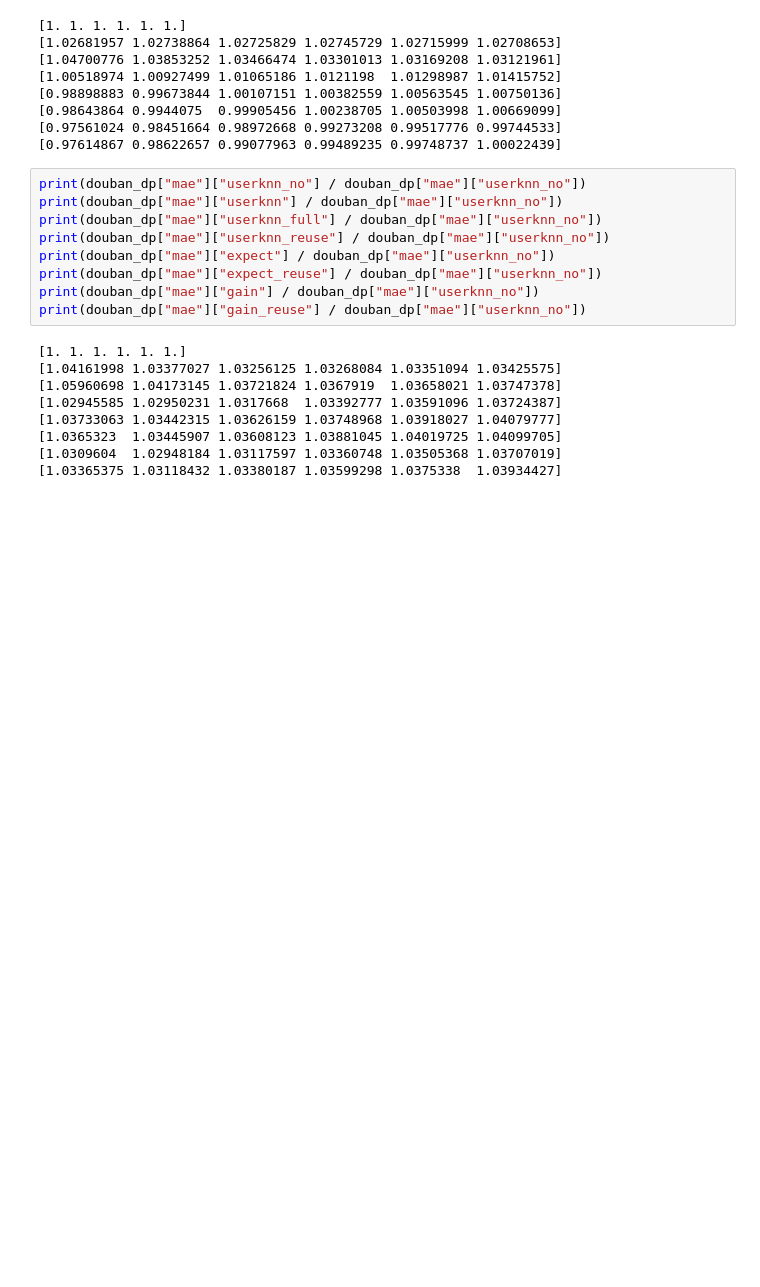
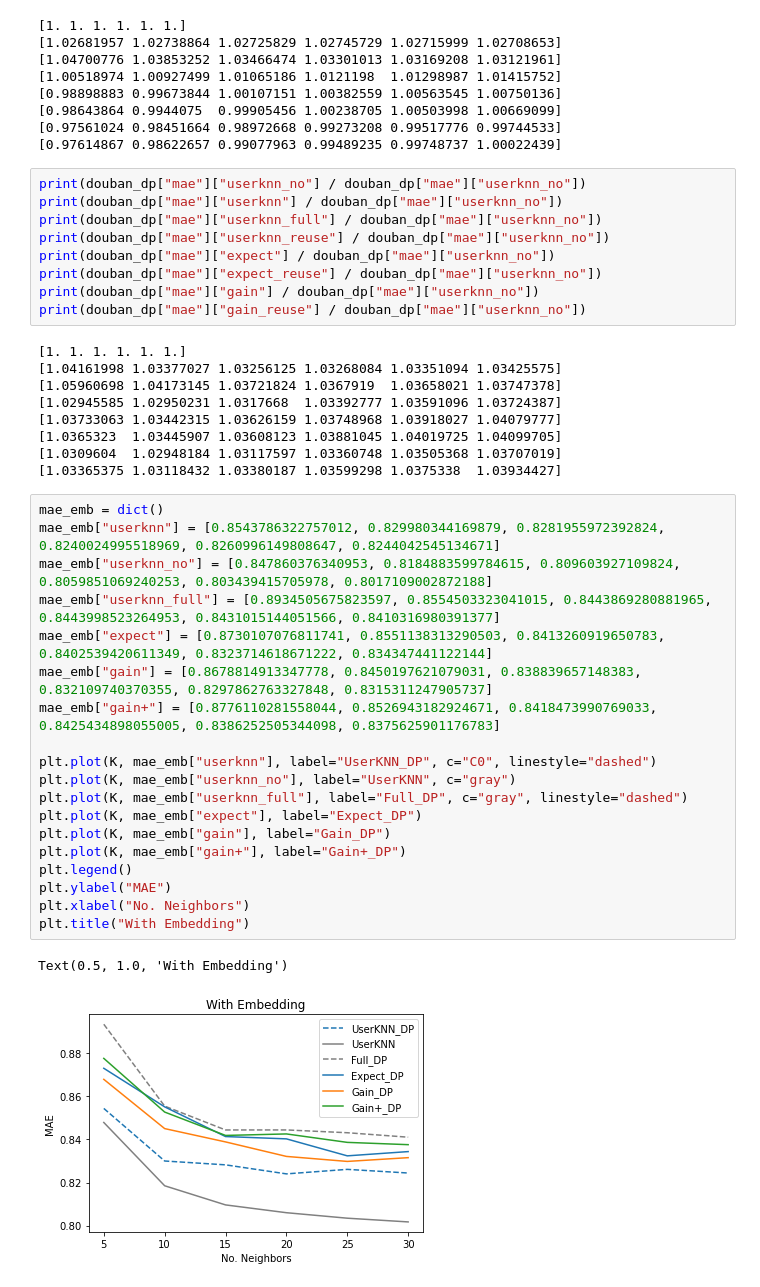
Before and after one commit to pmuellner/ReuseKNN, a Jupyter notebook: Rating Prediction Visualizations.ipynb, the cells around one changed output. Drawn from its saved outputs; the diff is of its cells as text; blank space fills up the shorter version.

```diff
--- a/Rating Prediction Visualizations.ipynb
+++ b/Rating Prediction Visualizations.ipynb
@@ -1535,3 +1600,25 @@ print(douban_dp["mae"]["gain_reuse"] / douban_dp["mae"]["userknn_no"])
 [1.0365323  1.03445907 1.03608123 1.03881045 1.04019725 1.04099705]
 [1.0309604  1.02948184 1.03117597 1.03360748 1.03505368 1.03707019]
 [1.03365375 1.03118432 1.03380187 1.03599298 1.0375338  1.03934427]
+# %%
+mae_emb = dict()
+mae_emb["userknn"] = [0.8543786322757012, 0.829980344169879, 0.8281955972392824, 0.8240024995518969, 0.8260996149808647, 0.8244042545134671]
+mae_emb["userknn_no"] = [0.847860376340953, 0.8184883599784615, 0.809603927109824, 0.8059851069240253, 0.803439415705978, 0.8017109002872188]
+mae_emb["userknn_full"] = [0.8934505675823597, 0.8554503323041015, 0.8443869280881965, 0.8443998523264953, 0.8431015144051566, 0.8410316980391377]
+mae_emb["expect"] = [0.8730107076811741, 0.8551138313290503, 0.8413260919650783, 0.8402539420611349, 0.8323714618671222, 0.834347441122144]
+mae_emb["gain"] = [0.8678814913347778, 0.8450197621079031, 0.838839657148383, 0.832109740370355, 0.8297862763327848, 0.8315311247905737]
+mae_emb["gain+"] = [0.8776110281558044, 0.8526943182924671, 0.8418473990769033, 0.8425434898055005, 0.8386252505344098, 0.8375625901176783]
+
+plt.plot(K, mae_emb["userknn"], label="UserKNN_DP", c="C0", linestyle="dashed")
+plt.plot(K, mae_emb["userknn_no"], label="UserKNN", c="gray")
+plt.plot(K, mae_emb["userknn_full"], label="Full_DP", c="gray", linestyle="dashed")
+plt.plot(K, mae_emb["expect"], label="Expect_DP")
+plt.plot(K, mae_emb["gain"], label="Gain_DP")
+plt.plot(K, mae_emb["gain+"], label="Gain+_DP")
+plt.legend()
+plt.ylabel("MAE")
+plt.xlabel("No. Neighbors")
+plt.title("With Embedding")
+# %% [output]
+Text(0.5, 1.0, 'With Embedding')
+[figure, added]
```
Also changed, not shown: parts of 10 cells of this notebook, 5 other files.
